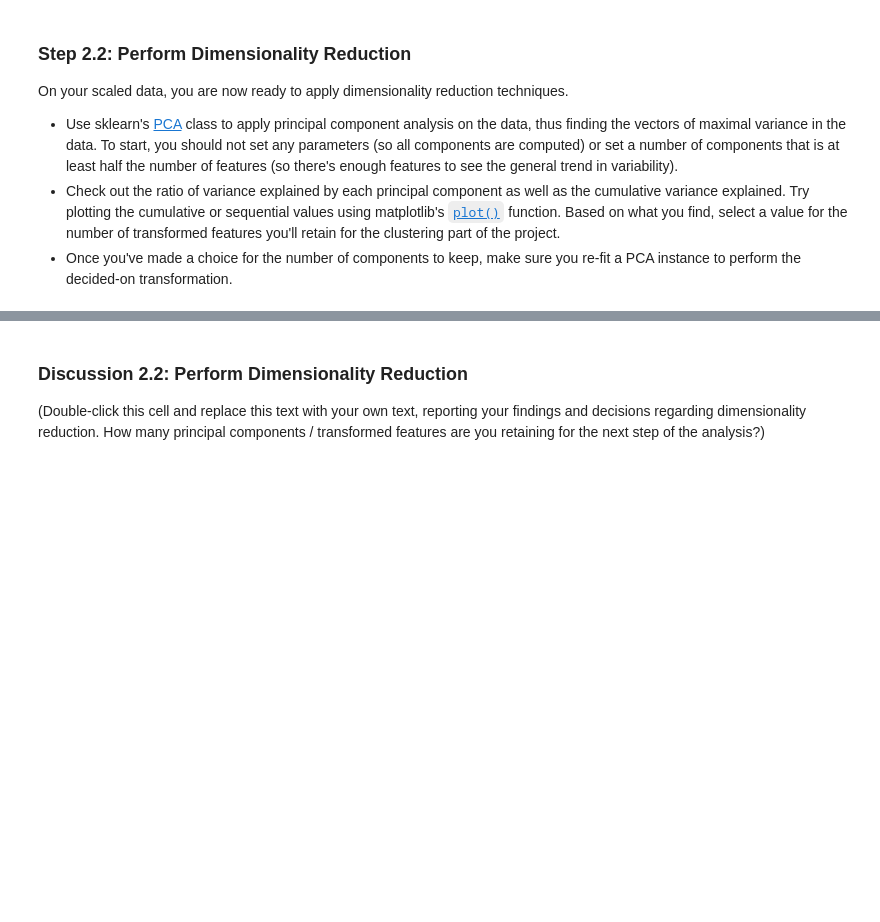
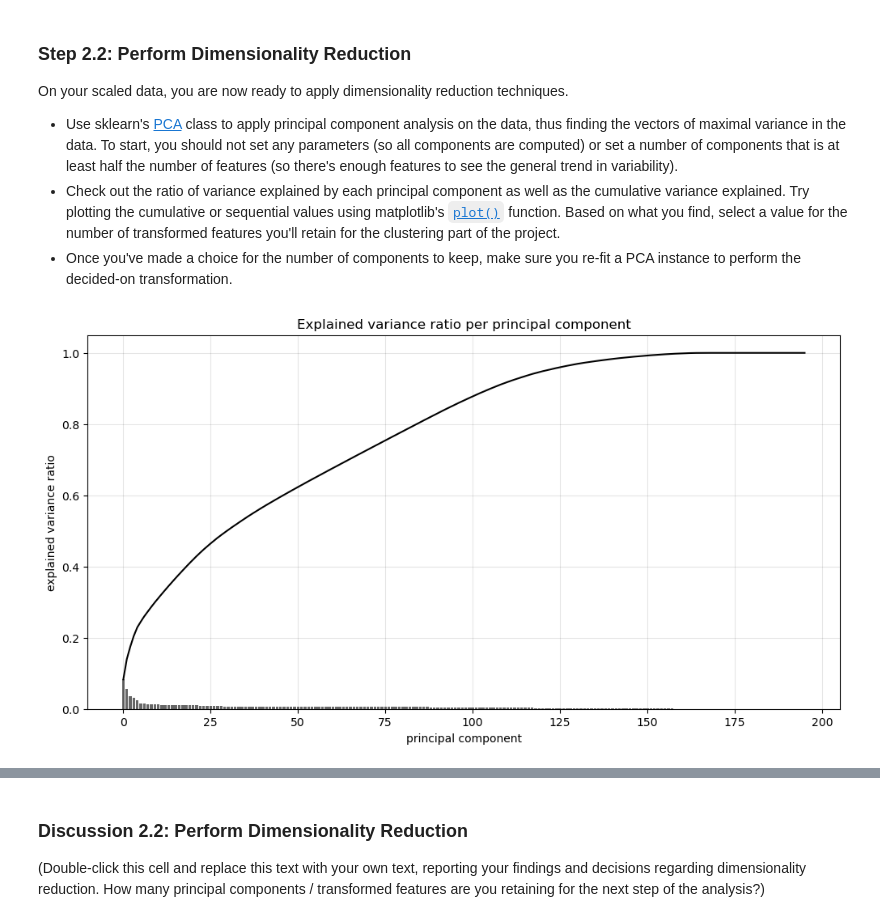
Before and after one commit to dorottyawinter/identify_customer_segments, a Jupyter notebook: Identify_Customer_Segments.ipynb, the cells around one changed output, grey strips where cells are left out. Drawn from its saved outputs; the diff is of its cells as text; code cells hidden in the pictures; blank space fills up the shorter version.

```diff
--- a/Identify_Customer_Segments.ipynb
+++ b/Identify_Customer_Segments.ipynb
@@ -896,7 +900,34 @@ On your scaled data, you are now ready to apply dimensionality reduction techniq
 - Use sklearn's [PCA](http://scikit-learn.org/stable/modules/generated/sklearn.decomposition.PCA.html) class to apply principal component analysis on the data, thus finding the vectors of maximal variance in the data. To start, you should not set any parameters (so all components are computed) or set a number of components that is at least half the number of features (so there's enough features to see the general trend in variability).
 - Check out the ratio of variance explained by each principal component as well as the cumulative variance explained. Try plotting the cumulative or sequential values using matplotlib's [`plot()`](https://matplotlib.org/api/_as_gen/matplotlib.pyplot.plot.html) function. Based on what you find, select a value for the number of transformed features you'll retain for the clustering part of the project.
 - Once you've made a choice for the number of components to keep, make sure you re-fit a PCA instance to perform the decided-on transformation.
+# %%
+def show_scree_plot(pca, cumulative: bool = True, n_components: bool = None) -> None:
+    pca_components = np.arange(pca.n_components_)
+    var_explained = pca.explained_variance_ratio_
+    cumulative_var_explained = np.cumsum(var_explained)
+
+    plt.figure(figsize=(12, 6))
+
+    plt.bar(pca_components[:n_components], var_explained[:n_components], color='black', alpha=0.6)
+    if cumulative:
+        plt.plot(pca_components[:n_components], cumulative_var_explained[:n_components], color='black')
+    plt.title('Explained variance ratio per principal component')
+    plt.xlabel('principal component')
+    plt.ylabel('explained variance ratio')
+    plt.grid(visible=True, color='black', alpha=0.1)
+
+    plt.show();
 # %%
 # Apply PCA to the data.
+
+from sklearn.decomposition import PCA
+
+pca = PCA()
+
+pca_initial_results = pca.fit_transform(X=data_scaled)
 # %%
 # Investigate the variance accounted for by each principal component.
+
+show_scree_plot(pca=pca)
+# %% [output]
+[figure, added]
```
Also changed, not shown: parts of 3 cells of this notebook.
